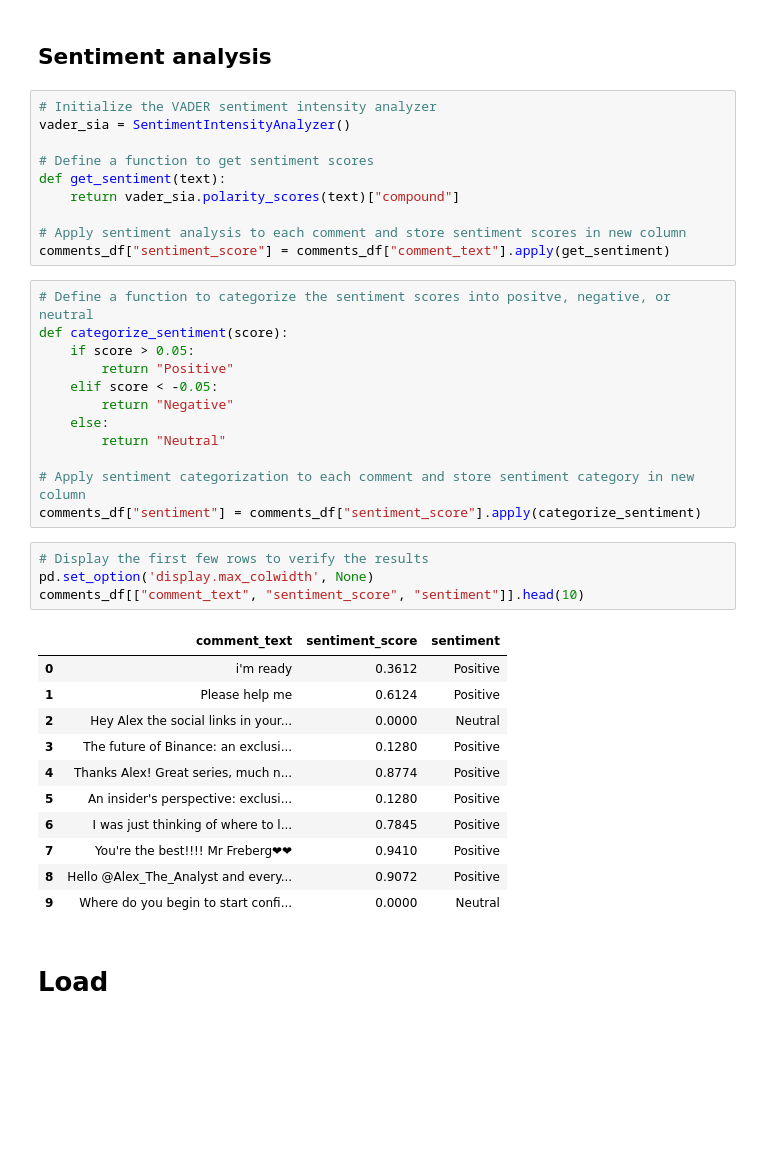
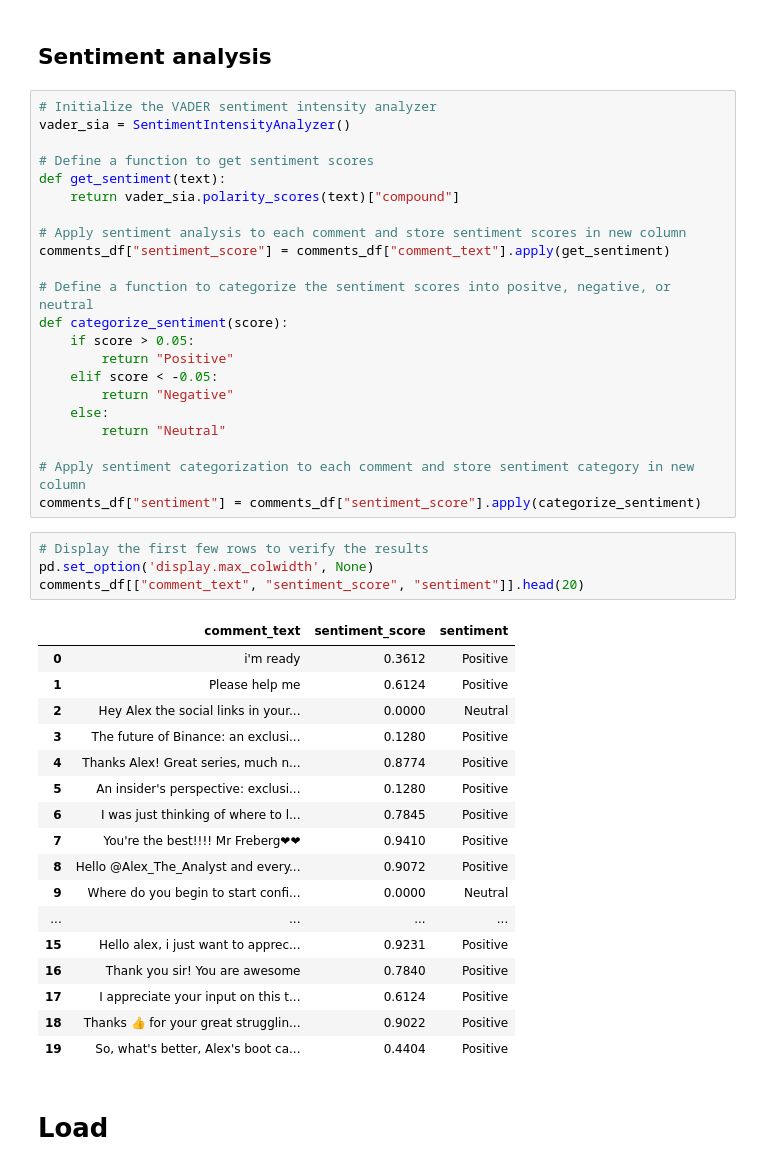
Before and after one commit to JensBender/youtube-channel-analytics, a Jupyter notebook: exploration.ipynb, the cells around one changed output. Cells and saved outputs as stored; diff of their text form; blank space fills up the shorter version.

Commit message:
In exploration.ipynb, under vader sentiment analysis, combine sentiment scores and categories in same code cell

```diff
--- a/exploration.ipynb
+++ b/exploration.ipynb
@@ -284,34 +284,40 @@ def get_sentiment(text):
 
 # Apply sentiment analysis to each comment and store sentiment scores in new column
 comments_df["sentiment_score"] = comments_df["comment_text"].apply(get_sentiment)
+
+# Define a function to categorize the sentiment scores into positve, negative, or neutral
+def categorize_sentiment(score):
+    if score > 0.05:
+        return "Positive"
+    elif score < -0.05:
+        return "Negative"
+    else:
+        return "Neutral"
+
+# Apply sentiment categorization to each comment and store sentiment category in new column
+comments_df["sentiment"] = comments_df["sentiment_score"].apply(categorize_sentiment)
-# %%
-# Define a function to categorize the sentiment scores into positve, negative, or neutral
-def categorize_sentiment(score):
-    if score > 0.05:
-        return "Positive"
-    elif score < -0.05:
-        return "Negative"
-    else:
-        return "Neutral"
-
-# Apply sentiment categorization to each comment and store sentiment category in new column
-comments_df["sentiment"] = comments_df["sentiment_score"].apply(categorize_sentiment)
 # %%
 # Display the first few rows to verify the results
 pd.set_option('display.max_colwidth', None)
-comments_df[["comment_text", "sentiment_score", "sentiment"]].head(10)
+comments_df[["comment_text", "sentiment_score", "sentiment"]].head(20)
 # %% [output]
 |  | comment_text | sentiment_score | sentiment |
 | 0 | i'm ready | 0.3612 | Positive |
 | 1 | Please help me | 0.6124 | Positive |
 | 2 | Hey Alex the social links in your... | 0.0000 | Neutral |
 | 3 | The future of Binance: an exclusi... | 0.1280 | Positive |
 | 4 | Thanks Alex! Great series, much n... | 0.8774 | Positive |
 | 5 | An insider's perspective: exclusi... | 0.1280 | Positive |
 | 6 | I was just thinking of where to l... | 0.7845 | Positive |
 | 7 | You're the best!!!! Mr Freberg❤❤ | 0.9410 | Positive |
 | 8 | Hello @Alex_The_Analyst and every... | 0.9072 | Positive |
 | 9 | Where do you begin to start confi... | 0.0000 | Neutral |
+| ... | ... | ... | ... |
+| 15 | Hello alex, i just want to apprec... | 0.9231 | Positive |
+| 16 | Thank you sir! You are awesome | 0.7840 | Positive |
+| 17 | I appreciate your input on this t... | 0.6124 | Positive |
+| 18 | Thanks 👍 for your great strugglin... | 0.9022 | Positive |
+| 19 | So, what's better, Alex's boot ca... | 0.4404 | Positive |
 # %% [markdown]
 # Load
 # %% [markdown]
```
